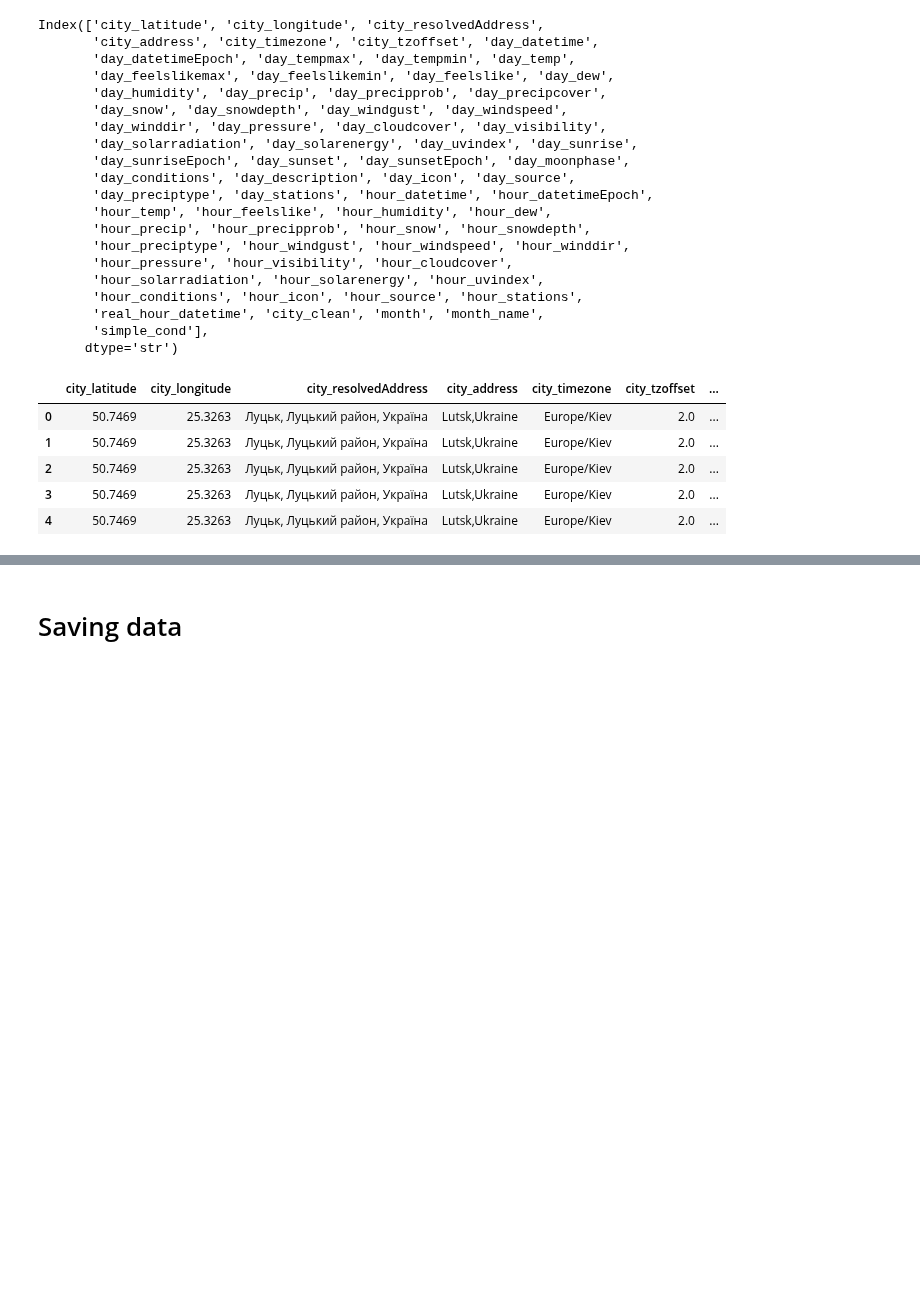
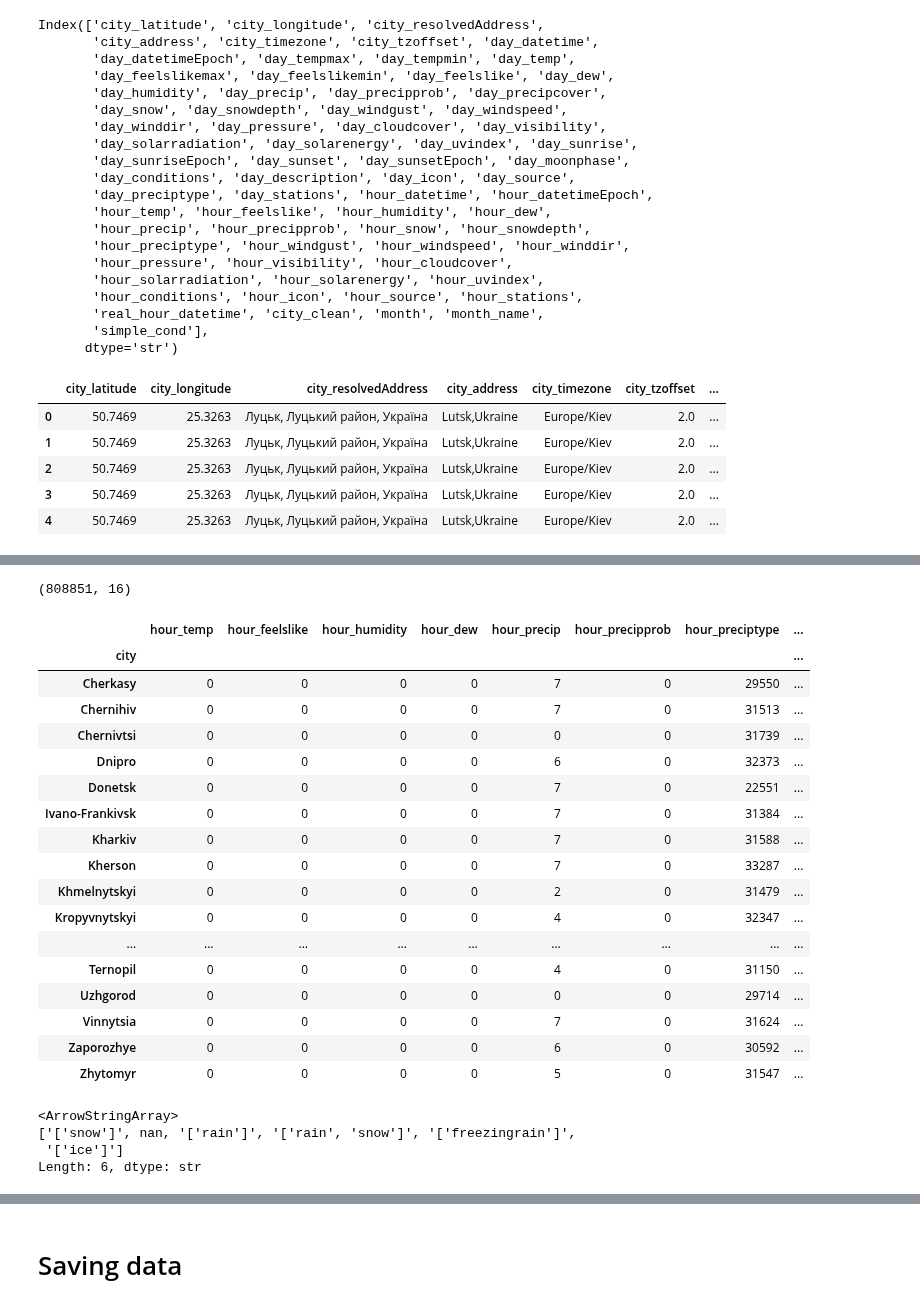
Before and after one commit to GeoChernykh/AlarmForecast, a Jupyter notebook: eda/eda_weather.ipynb, the cells around one changed output, grey strips where cells are left out. Drawn from its saved outputs; the diff is of its cells as text; code cells hidden in the pictures; blank space fills up the shorter version.

```diff
--- a/eda/eda_weather.ipynb
+++ b/eda/eda_weather.ipynb
@@ -445,0 +461,32 @@ weather.rename({"city_clean": "city"}, axis=1, inplace=True)
+# %%
+weather.shape
+# %% [output]
+(808851, 16)
+# %%
+weather.groupby("city").apply(lambda x: x.isna().sum())
+# %% [output]
+|  | hour_temp | hour_feelslike | hour_humidity | hour_dew | hour_precip | hour_precipprob | hour_preciptype | ... |
+| city |  |  |  |  |  |  |  | ... |
+| Cherkasy | 0 | 0 | 0 | 0 | 7 | 0 | 29550 | ... |
+| Chernihiv | 0 | 0 | 0 | 0 | 7 | 0 | 31513 | ... |
+| Chernivtsi | 0 | 0 | 0 | 0 | 0 | 0 | 31739 | ... |
+| Dnipro | 0 | 0 | 0 | 0 | 6 | 0 | 32373 | ... |
+| Donetsk | 0 | 0 | 0 | 0 | 7 | 0 | 22551 | ... |
+| Ivano-Frankivsk | 0 | 0 | 0 | 0 | 7 | 0 | 31384 | ... |
+| Kharkiv | 0 | 0 | 0 | 0 | 7 | 0 | 31588 | ... |
+| Kherson | 0 | 0 | 0 | 0 | 7 | 0 | 33287 | ... |
+| Khmelnytskyi | 0 | 0 | 0 | 0 | 2 | 0 | 31479 | ... |
+| Kropyvnytskyi | 0 | 0 | 0 | 0 | 4 | 0 | 32347 | ... |
+| ... | ... | ... | ... | ... | ... | ... | ... | ... |
+| Ternopil | 0 | 0 | 0 | 0 | 4 | 0 | 31150 | ... |
+| Uzhgorod | 0 | 0 | 0 | 0 | 0 | 0 | 29714 | ... |
+| Vinnytsia | 0 | 0 | 0 | 0 | 7 | 0 | 31624 | ... |
+| Zaporozhye | 0 | 0 | 0 | 0 | 6 | 0 | 30592 | ... |
+| Zhytomyr | 0 | 0 | 0 | 0 | 5 | 0 | 31547 | ... |
+# %%
+weather.hour_preciptype.unique()
+# %% [output]
+<ArrowStringArray>
+['['snow']', nan, '['rain']', '['rain', 'snow']', '['freezingrain']',
+ '['ice']']
+Length: 6, dtype: str
```
Also changed, not shown: parts of 6 cells of this notebook, 3 other files.
